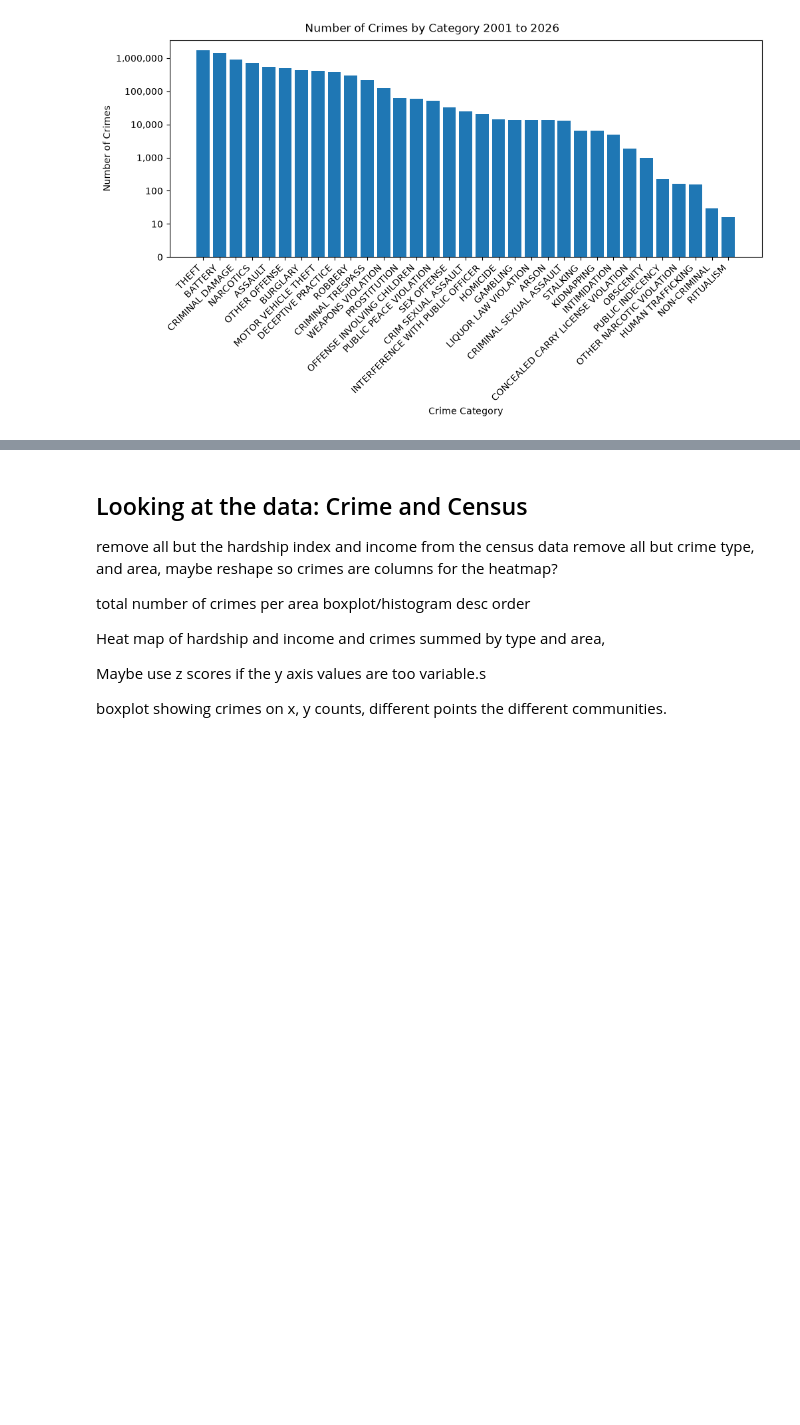
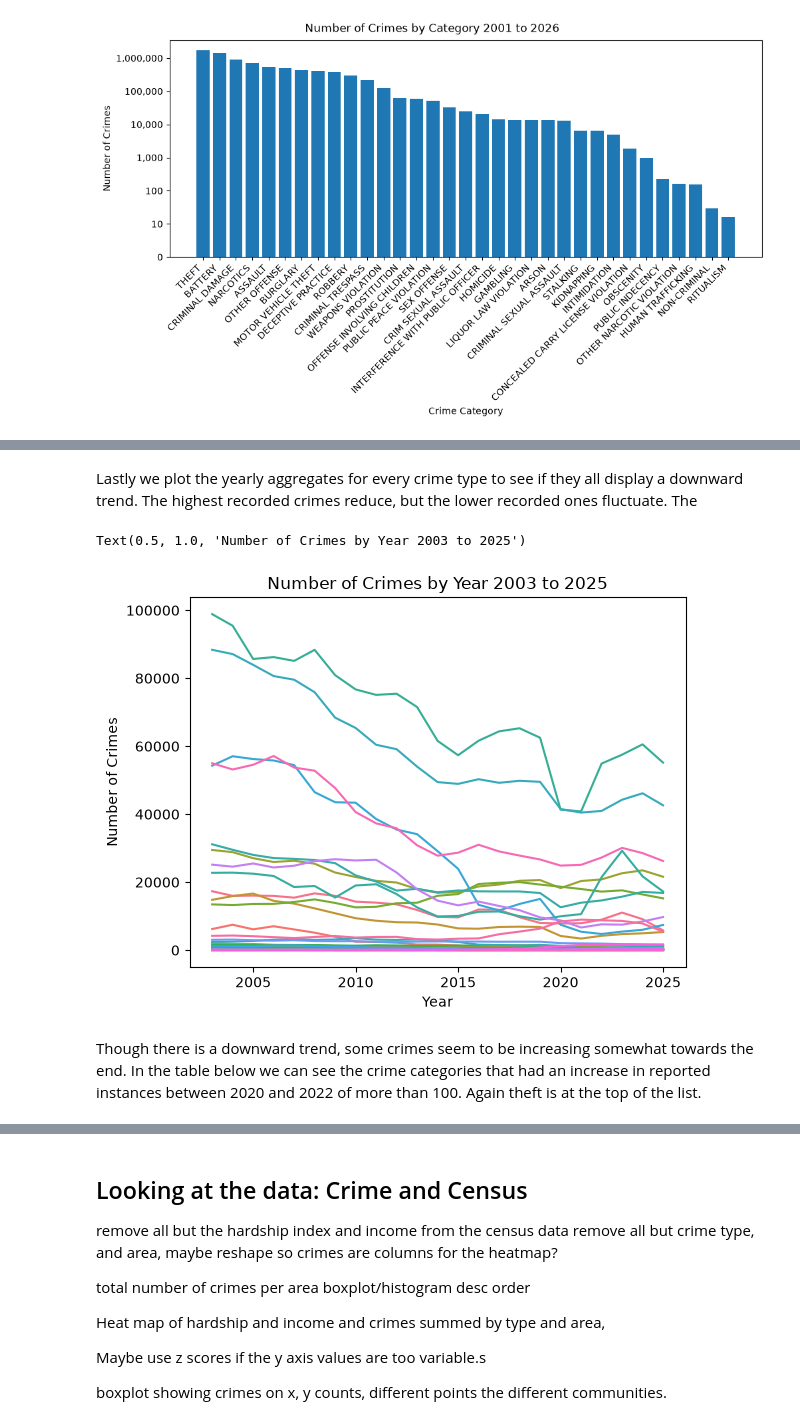
Before and after one commit to ogladr-kjarr/learning-EDA-with-Python, a Jupyter notebook: ChicagoCrimeSocioEconomicData.ipynb, the cells around one changed output, grey strips where cells are left out. Saved outputs shown, nothing was run; the diff lists cells and outputs as text; code cells hidden in the pictures; blank space fills up the shorter version.

```diff
--- a/ChicagoCrimeSocioEconomicData.ipynb
+++ b/ChicagoCrimeSocioEconomicData.ipynb
@@ -215,0 +220,21 @@ sns.lineplot(data=x, x="bucket_year", y="NumberOfCrimes")
+# %% [markdown]
+Lastly we plot the yearly aggregates for every crime type to see if they all display a downward trend. The highest recorded crimes reduce, but the lower recorded ones fluctuate. The
+# %%
+yearly_total_crime_df = dated_crime_df.with_columns(
+    pl.col("dt").dt.year().alias("bucket_year")
+).group_by(
+    ["PrimaryType", "bucket_year"]
+).len("NumberOfCrimes").filter(
+    pl.col("bucket_year").is_between(2003, 2025)
+).collect()
+
+
+ax =sns.lineplot(data=yearly_total_crime_df, x="bucket_year", y="NumberOfCrimes", hue="PrimaryType", legend=False)
+ax.set_xlabel("Year")
+ax.set_ylabel("Number of Crimes")
+ax.set_title("Number of Crimes by Year 2003 to 2025")
+# %% [output]
+Text(0.5, 1.0, 'Number of Crimes by Year 2003 to 2025')
+[figure, added]
+# %% [markdown]
+Though there is a downward trend, some crimes seem to be increasing somewhat towards the end. In the table below we can see the crime categories that had an increase in reported instances between 2020 and 2022 of more than 100. Again theft is at the top of the list.
```
Also changed, not shown: parts of 10 cells of this notebook.
